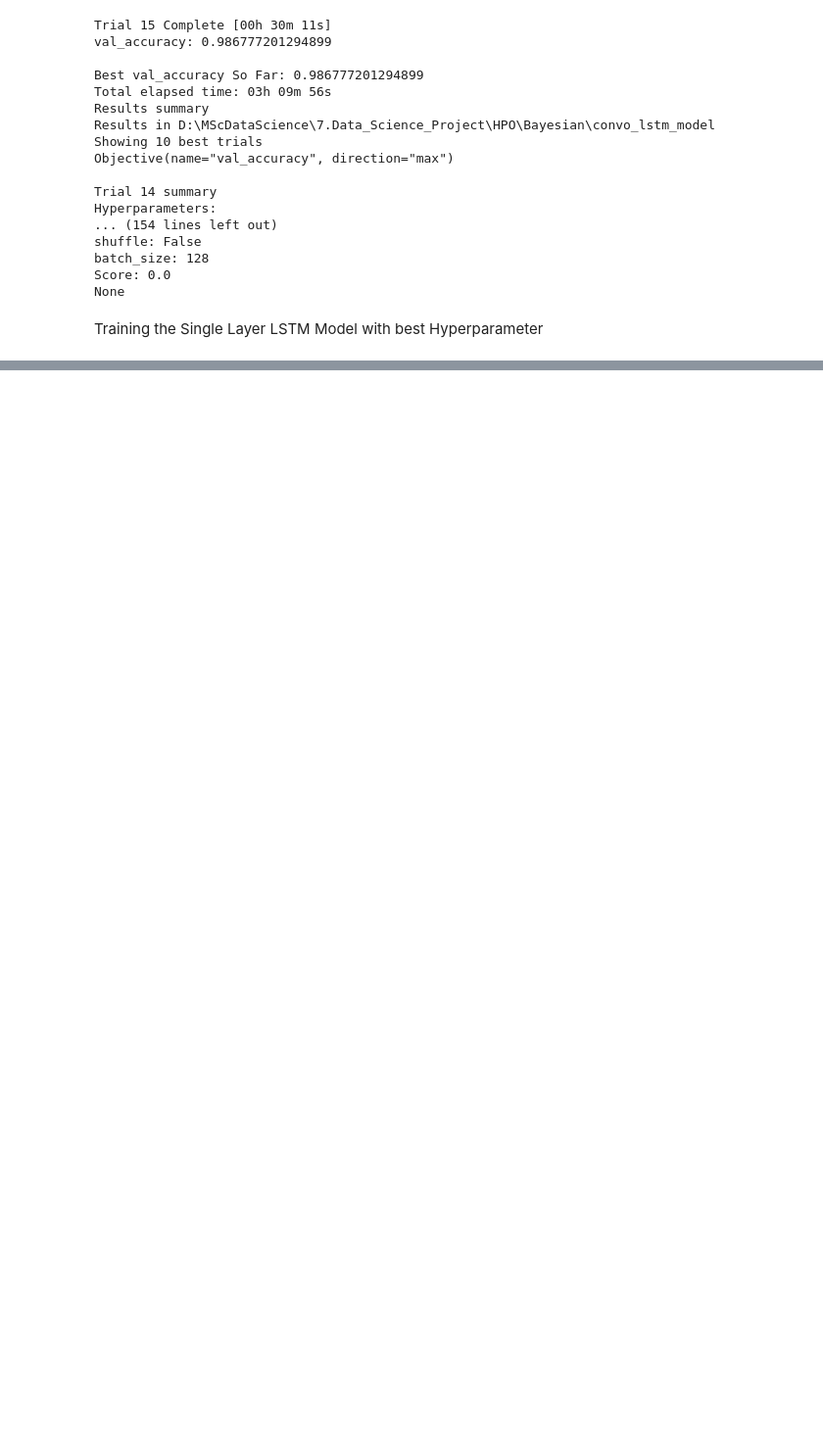
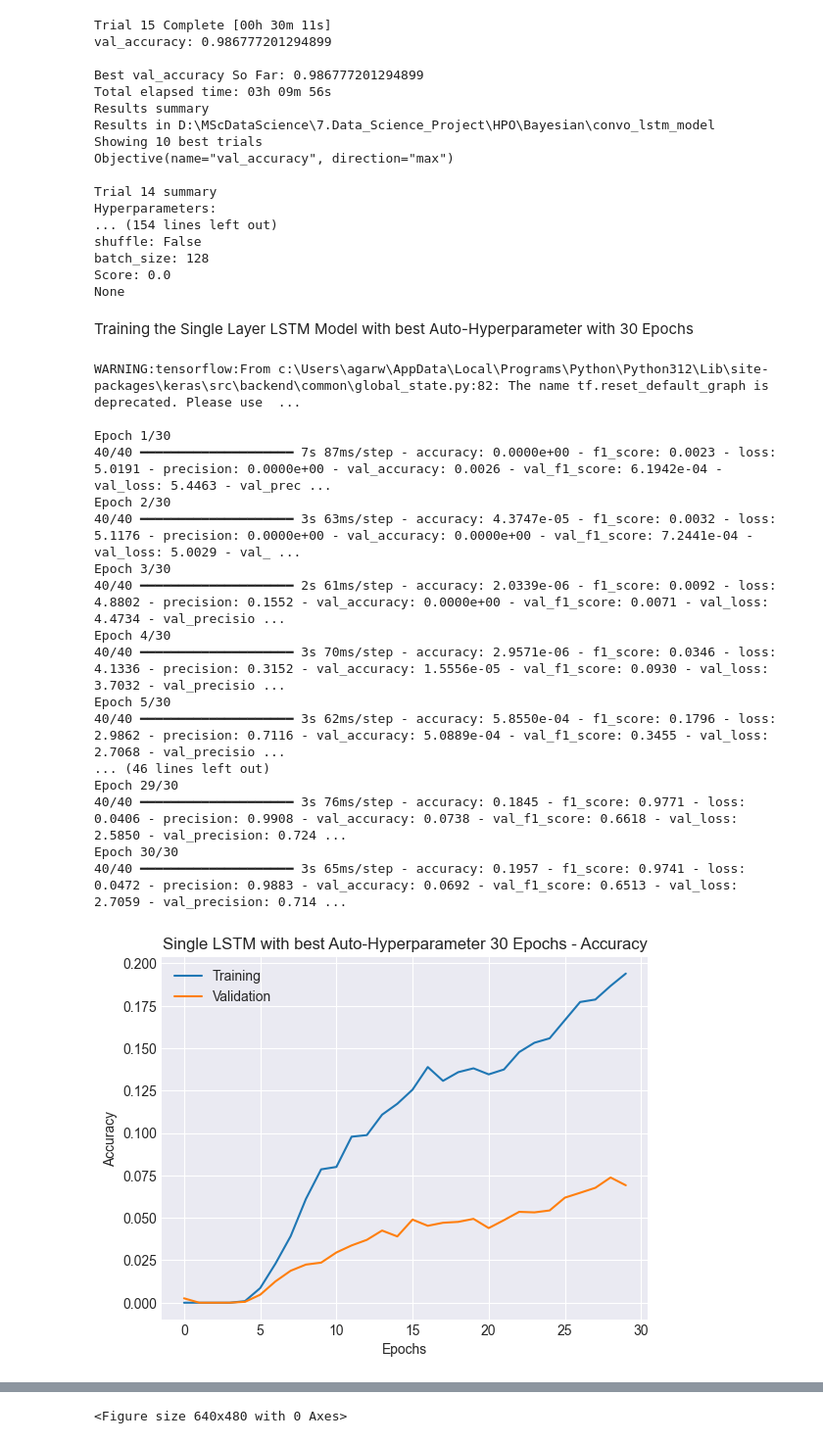
Before and after one commit to Mohitag94/MScDataScience_Project, a Jupyter notebook: mian.ipynb, the cells around one changed output, grey strips where cells are left out. Shown at 98% size. Saved outputs shown, nothing was run; the diff lists cells and outputs as text; code cells hidden in the pictures; blank space fills up the shorter version.

Commit message:
trained single lstm with 30, 50 & 73 epochs

```diff
--- a/mian.ipynb
+++ b/mian.ipynb
@@ -379,2 +390,46 @@ None
 # %% [markdown]
-Training the Single Layer LSTM Model with best Hyperparameter
+Training the Single Layer LSTM Model with best Auto-Hyperparameter with 30 Epochs
+# %%
+# single lstm model with tuned hyperparamter
+hp_lstm_model_30 = train_lstm.single_lstm_model(embedding_seq_length=110,
+                                             lstm_units=35,
+                                             rate=0.275,
+                                             activation="elu",
+                                             optimizer="Nadam",
+                                             lr=0.007121072966581653,
+                                             num_class=preprocess.num_intent,
+                                             vocab_size=VOCAB_SIZE,
+                                             textvector_layer=textvector_layer)
+
+# fitting the single lstm model to full original dataset
+hp_lstm_history_30 = train_lstm.model_history(x=x_train, y=y_train,
+                                           x_val=x_val,
+                                           y_val=y_val,
+                                           path=single_lstm_path,
+                                           model=hp_lstm_model_30,
+                                           batch_size=192,
+                                           epochs=30,
+                                           filename="hp_192Batch_30epochs")
+# plottiing the mertics
+train_lstm.plot(history=hp_lstm_history_30,
+                title="Single LSTM with best Auto-Hyperparameter 30 Epochs",
+                path=os.path.join(valuation_path, "Single_LSTM"))
+# %% [output]
+WARNING:tensorflow:From c:\Users\agarw\AppData\Local\Programs\Python\Python312\Lib\site-packages\keras\src\backend\common\global_state.py:82: The name tf.reset_default_graph is deprecated. Please use  ...
+
+Epoch 1/30
+40/40 ━━━━━━━━━━━━━━━━━━━━ 7s 87ms/step - accuracy: 0.0000e+00 - f1_score: 0.0023 - loss: 5.0191 - precision: 0.0000e+00 - val_accuracy: 0.0026 - val_f1_score: 6.1942e-04 - val_loss: 5.4463 - val_prec ...
+Epoch 2/30
+40/40 ━━━━━━━━━━━━━━━━━━━━ 3s 63ms/step - accuracy: 4.3747e-05 - f1_score: 0.0032 - loss: 5.1176 - precision: 0.0000e+00 - val_accuracy: 0.0000e+00 - val_f1_score: 7.2441e-04 - val_loss: 5.0029 - val_ ...
+Epoch 3/30
+40/40 ━━━━━━━━━━━━━━━━━━━━ 2s 61ms/step - accuracy: 2.0339e-06 - f1_score: 0.0092 - loss: 4.8802 - precision: 0.1552 - val_accuracy: 0.0000e+00 - val_f1_score: 0.0071 - val_loss: 4.4734 - val_precisio ...
+Epoch 4/30
+40/40 ━━━━━━━━━━━━━━━━━━━━ 3s 70ms/step - accuracy: 2.9571e-06 - f1_score: 0.0346 - loss: 4.1336 - precision: 0.3152 - val_accuracy: 1.5556e-05 - val_f1_score: 0.0930 - val_loss: 3.7032 - val_precisio ...
+Epoch 5/30
+40/40 ━━━━━━━━━━━━━━━━━━━━ 3s 62ms/step - accuracy: 5.8550e-04 - f1_score: 0.1796 - loss: 2.9862 - precision: 0.7116 - val_accuracy: 5.0889e-04 - val_f1_score: 0.3455 - val_loss: 2.7068 - val_precisio ...
+... (46 lines left out)
+Epoch 29/30
+40/40 ━━━━━━━━━━━━━━━━━━━━ 3s 76ms/step - accuracy: 0.1845 - f1_score: 0.9771 - loss: 0.0406 - precision: 0.9908 - val_accuracy: 0.0738 - val_f1_score: 0.6618 - val_loss: 2.5850 - val_precision: 0.724 ...
+Epoch 30/30
+40/40 ━━━━━━━━━━━━━━━━━━━━ 3s 65ms/step - accuracy: 0.1957 - f1_score: 0.9741 - loss: 0.0472 - precision: 0.9883 - val_accuracy: 0.0692 - val_f1_score: 0.6513 - val_loss: 2.7059 - val_precision: 0.714 ...
+[figure, added]
@@ -380,0 +438 @@ Training the Single Layer LSTM Model with best Hyperparameter
+<Figure size 640x480 with 0 Axes>
```
Also changed, not shown: parts of 15 cells of this notebook, 12 other files.
